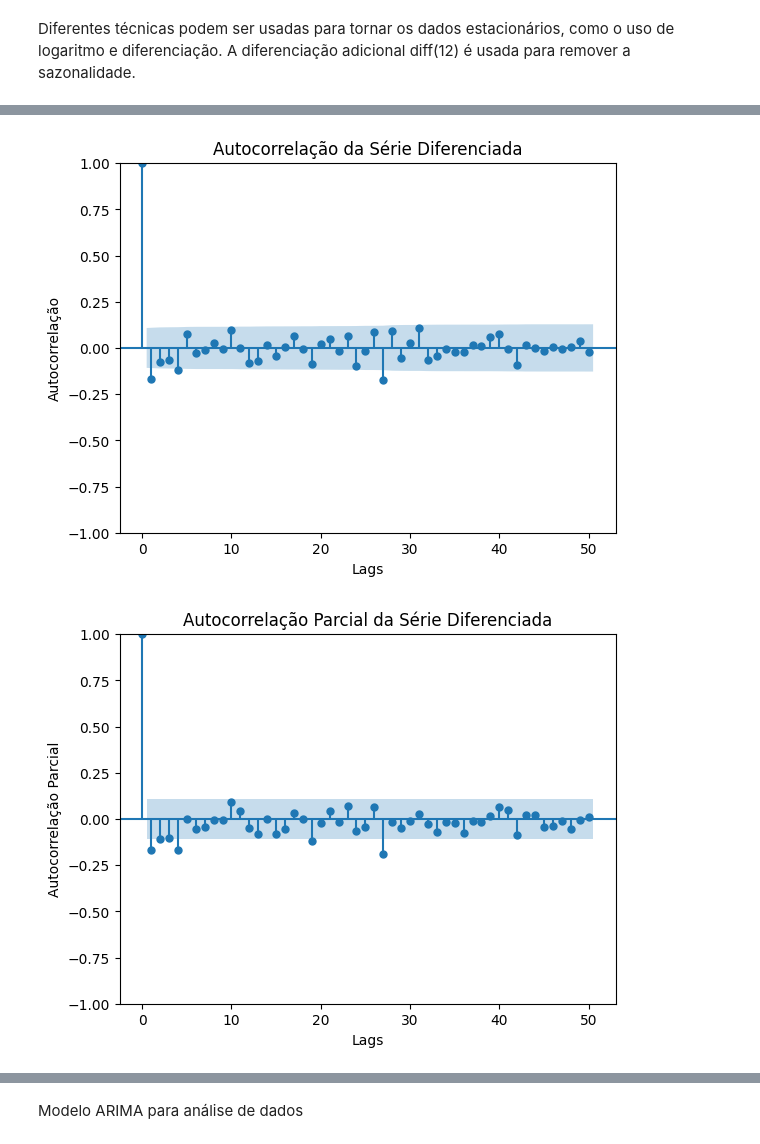
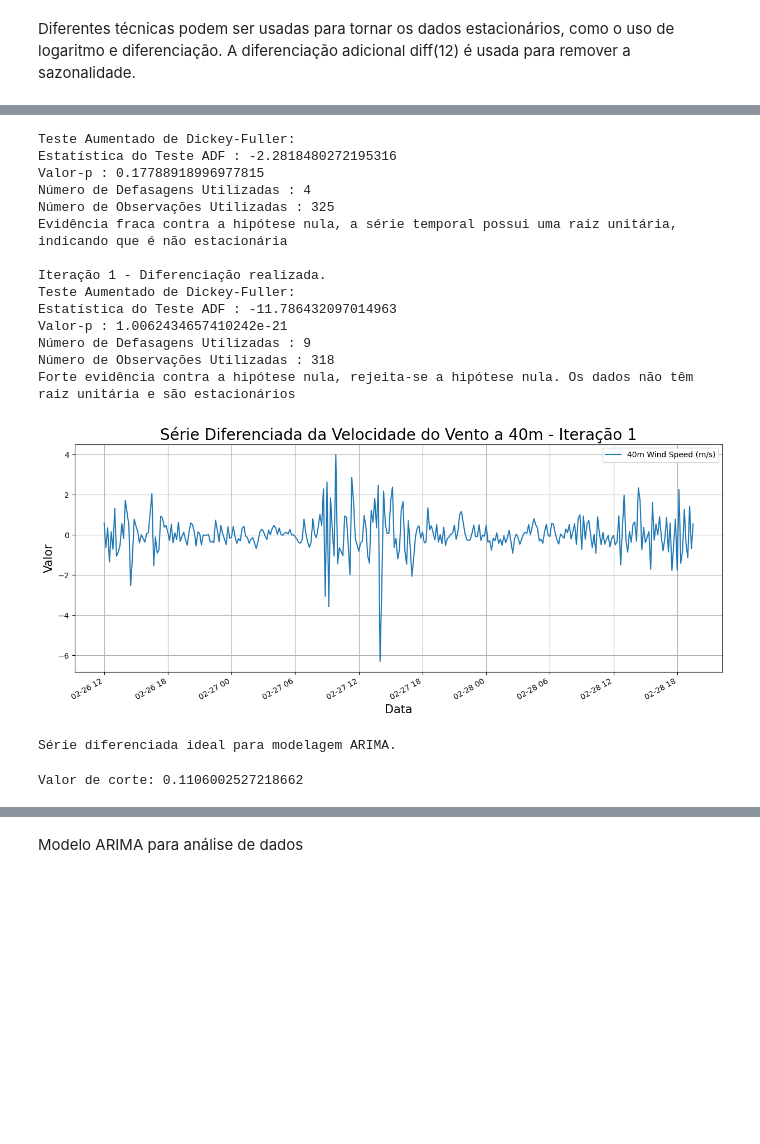
Before and after one commit to nervaljunior/JupyterHub, a Jupyter notebook: Arima_(1).ipynb, the cells around one changed output, grey strips where cells are left out. Drawn from its saved outputs; the diff is of its cells as text; code cells hidden in the pictures; blank space fills up the shorter version.

```diff
--- a/Arima_(1).ipynb
+++ b/Arima_(1).ipynb
@@ -220,16 +273,35 @@ forte evidência contra a hipótese nula, rejeita-se a hipótese nula. Os dados
-# %%
-
-plot_acf(diff_series, lags=50)
-plt.title('Autocorrelação da Série Diferenciada')
-plt.xlabel('Lags')
-plt.ylabel('Autocorrelação')
-plt.show()
-
-plot_pacf(diff_series, lags=50)
-plt.title('Autocorrelação Parcial da Série Diferenciada')
-plt.xlabel('Lags')
-plt.ylabel('Autocorrelação Parcial')
-plt.show()
-# %% [output]
-[figure, removed]
-[figure, removed]
+# %%
+serie_diferenciada = verificar_estacionariedade_e_ideal_arima(velocidade_media)
+# %% [output]
+Teste Aumentado de Dickey-Fuller:
+Estatística do Teste ADF : -2.2818480272195316
+Valor-p : 0.17788918996977815
+Número de Defasagens Utilizadas : 4
+Número de Observações Utilizadas : 325
+Evidência fraca contra a hipótese nula, a série temporal possui uma raiz unitária, indicando que é não estacionária
+
+Iteração 1 - Diferenciação realizada.
+Teste Aumentado de Dickey-Fuller:
+Estatística do Teste ADF : -11.786432097014963
+Valor-p : 1.0062434657410242e-21
+Número de Defasagens Utilizadas : 9
+Número de Observações Utilizadas : 318
+Forte evidência contra a hipótese nula, rejeita-se a hipótese nula. Os dados não têm raiz unitária e são estacionários
+[figure, added]
+Série diferenciada ideal para modelagem ARIMA.
+# %%
+import numpy as np
+
+def calcular_corte(amostra, defasagens):
+    n = amostra - defasagens
+    corte = np.abs(2 / np.sqrt(n))
+    return corte
+
+# Exemplo de uso:
+amostra = velocidade_media.shape[0]
+
+defasagens = 3
+corte = calcular_corte(amostra, defasagens)
+print("Valor de corte:", corte)
+# %% [output]
+Valor de corte: 0.1106002527218662
```
Also changed, not shown: parts of 13 cells of this notebook.
